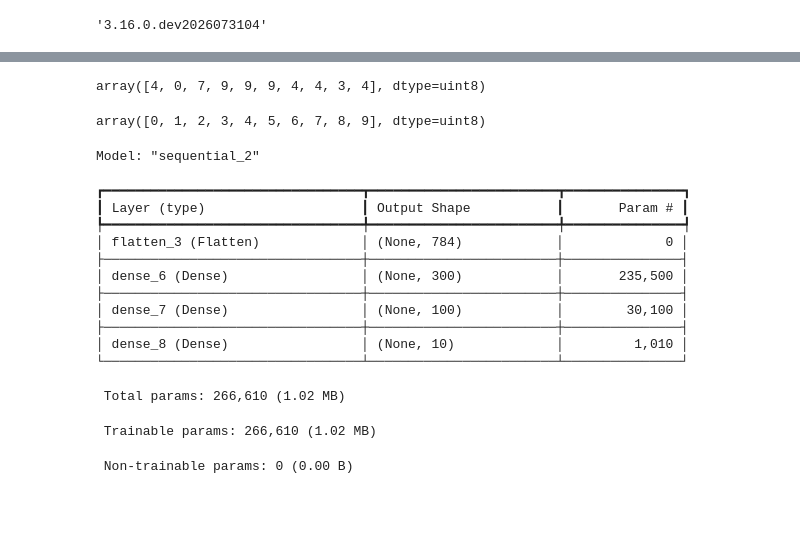
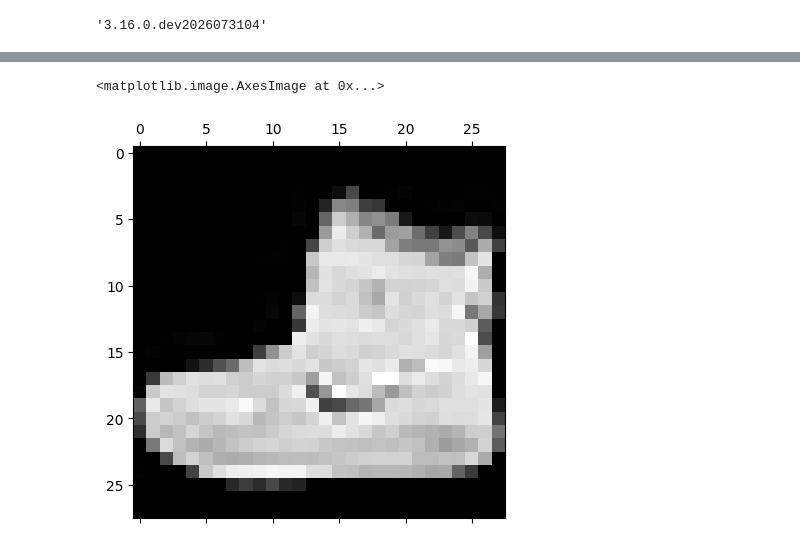
Before and after one commit to Fatheroop/Code-Files, a Jupyter notebook: lEARNING DATA SCIENCE/perceptrons Neutral network/tesorflow.ipynb, the cells around one changed output, grey strips where cells are left out. Saved outputs shown, nothing was run; the diff lists cells and outputs as text; code cells hidden in the pictures; blank space fills up the shorter version.

```diff
--- a/lEARNING DATA SCIENCE/perceptrons Neutral network/tesorflow.ipynb
+++ b/lEARNING DATA SCIENCE/perceptrons Neutral network/tesorflow.ipynb
@@ -17 +38,6 @@ fashion_mnist = keras.datasets.fashion_mnist
+# %%
+plt.matshow(x_train[0,:,:],cmap=plt.cm.grey)
+# %% [output]
+<matplotlib.image.AxesImage at 0x...>
+[figure, added]
 # %%
@@ -20,8 +45,0 @@ y_valid , y_train = y_train[:5000], y_train[5000:]
-# %%
-y_train[:10]
-# %% [output]
-array([4, 0, 7, 9, 9, 9, 4, 4, 3, 4], dtype=uint8)
-# %%
-np.unique(y_train)
-# %% [output]
-array([0, 1, 2, 3, 4, 5, 6, 7, 8, 9], dtype=uint8)
@@ -34,18 +45,0 @@ model.add(keras.layers.Dense(10,activation="softmax"))
-# %%
-model.summary()
-# %% [output]
-Model: "sequential_2"
-┏━━━━━━━━━━━━━━━━━━━━━━━━━━━━━━━━━┳━━━━━━━━━━━━━━━━━━━━━━━━┳━━━━━━━━━━━━━━━┓
-┃ Layer (type)                    ┃ Output Shape           ┃       Param # ┃
-┡━━━━━━━━━━━━━━━━━━━━━━━━━━━━━━━━━╇━━━━━━━━━━━━━━━━━━━━━━━━╇━━━━━━━━━━━━━━━┩
-│ flatten_3 (Flatten)             │ (None, 784)            │             0 │
-├─────────────────────────────────┼────────────────────────┼───────────────┤
-│ dense_6 (Dense)                 │ (None, 300)            │       235,500 │
-├─────────────────────────────────┼────────────────────────┼───────────────┤
-│ dense_7 (Dense)                 │ (None, 100)            │        30,100 │
-├─────────────────────────────────┼────────────────────────┼───────────────┤
-│ dense_8 (Dense)                 │ (None, 10)             │         1,010 │
-└─────────────────────────────────┴────────────────────────┴───────────────┘
- Total params: 266,610 (1.02 MB)
- Trainable params: 266,610 (1.02 MB)
- Non-trainable params: 0 (0.00 B)
```
Also changed, not shown: parts of 30 cells of this notebook, 4 other files.
